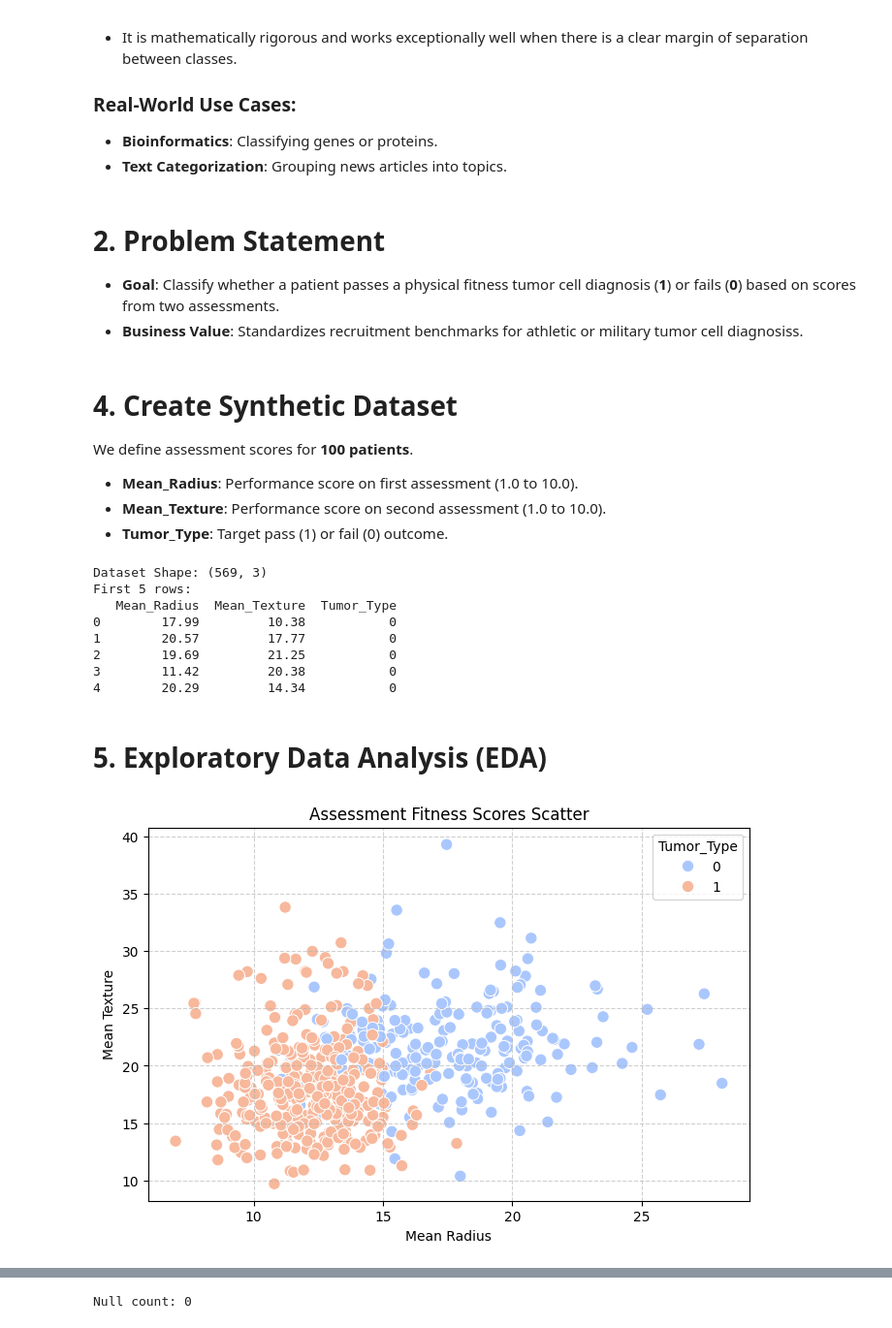
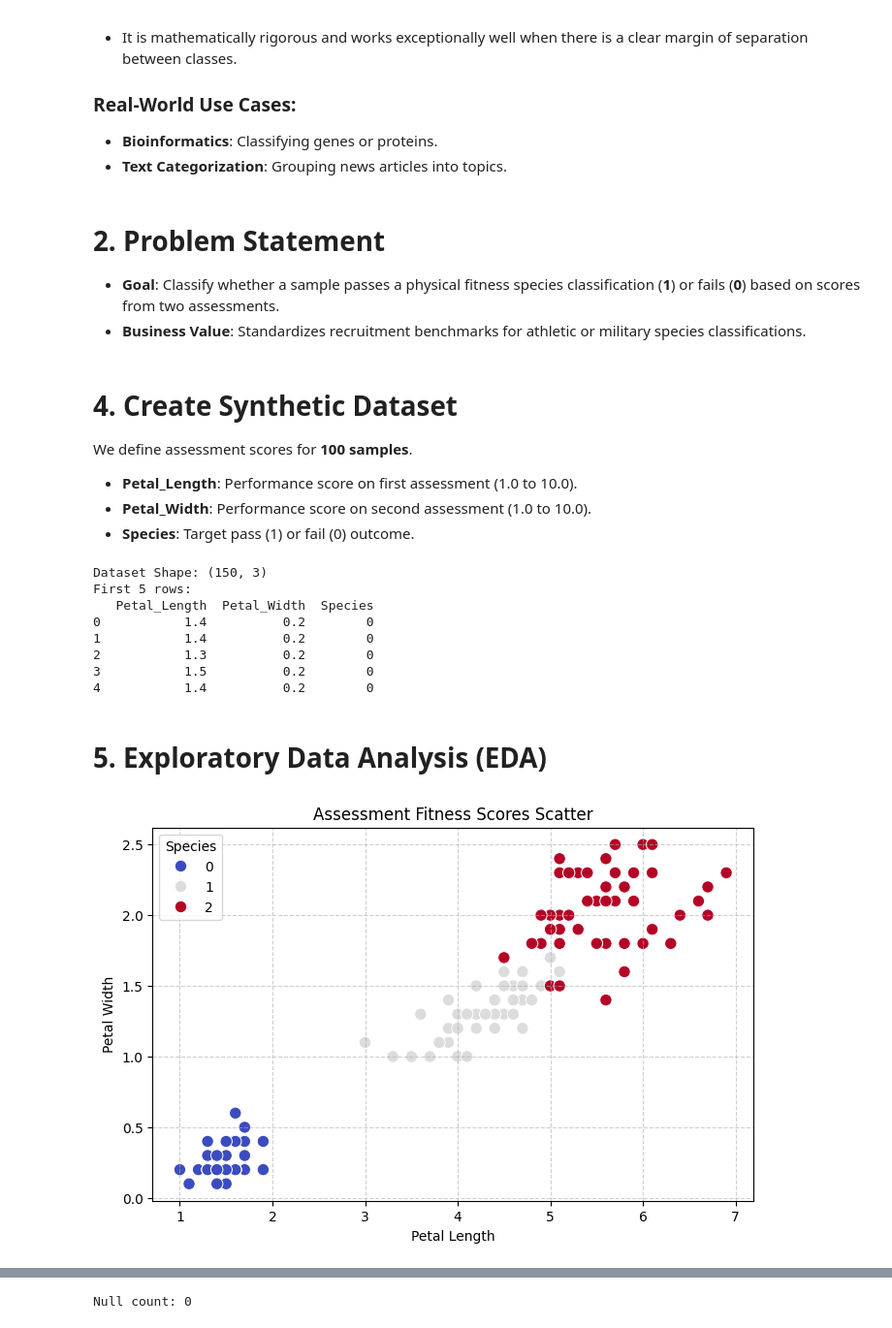
Before and after one commit to JayanGupta/Data_Science_Notes, a Jupyter notebook: models/SVM.ipynb, the cells around one changed output, grey strips where cells are left out. Shown at 97% size. Cells and saved outputs as stored; diff of their text form; code cells hidden in the pictures.

Commit message:
Refactor classification notebooks to multiclass Iris, delete Ridge & Lasso regression, and update README.md

```diff
--- a/models/SVM.ipynb
+++ b/models/SVM.ipynb
@@ -18,8 +18,8 @@ Welcome! In this notebook, we will explore **Support Vector Machines (SVM)**, a
 # %% [markdown]
 # 2. Problem Statement
 
-* **Goal**: Classify whether a patient passes a physical fitness tumor cell diagnosis (**1**) or fails (**0**) based on scores from two assessments.
-* **Business Value**: Standardizes recruitment benchmarks for athletic or military tumor cell diagnosiss.
+* **Goal**: Classify whether a sample passes a physical fitness species classification (**1**) or fails (**0**) based on scores from two assessments.
+* **Business Value**: Standardizes recruitment benchmarks for athletic or military species classifications.
 # %%
 # Import libraries
 import numpy as np
@@ -33,47 +33,47 @@ from sklearn import metrics
 # %% [markdown]
 # 4. Create Synthetic Dataset
 
-We define assessment scores for **100 patients**.
-* **Mean_Radius**: Performance score on first assessment (1.0 to 10.0).
-* **Mean_Texture**: Performance score on second assessment (1.0 to 10.0).
-* **Tumor_Type**: Target pass (1) or fail (0) outcome.
+We define assessment scores for **100 samples**.
+* **Petal_Length**: Performance score on first assessment (1.0 to 10.0).
+* **Petal_Width**: Performance score on second assessment (1.0 to 10.0).
+* **Species**: Target pass (1) or fail (0) outcome.
 # %%
-# Load scikit-learn breast cancer dataset
-from sklearn.datasets import load_breast_cancer
+# Load scikit-learn iris dataset
+from sklearn.datasets import load_iris
 import pandas as pd
-cancer = load_breast_cancer(as_frame=True)
-raw_df = cancer.frame
+iris = load_iris(as_frame=True)
+raw_df = iris.frame
 
 df = pd.DataFrame({
-    'Mean_Radius': raw_df['mean radius'],
-    'Mean_Texture': raw_df['mean texture'],
-    'Tumor_Type': raw_df['target'] # 0 = malignant, 1 = benign
+    'Petal_Length': raw_df['petal length (cm)'],
+    'Petal_Width': raw_df['petal width (cm)'],
+    'Species': raw_df['target']
 })
 
 print("Dataset Shape:", df.shape)
 print("First 5 rows:")
 print(df.head())
 # %% [output]
-Dataset Shape: (569, 3)
+Dataset Shape: (150, 3)
 First 5 rows:
-   Mean_Radius  Mean_Texture  Tumor_Type
-0        17.99         10.38           0
-1        20.57         17.77           0
-2        19.69         21.25           0
-3        11.42         20.38           0
-4        20.29         14.34           0
+   Petal_Length  Petal_Width  Species
+0           1.4          0.2        0
+1           1.4          0.2        0
+2           1.3          0.2        0
+3           1.5          0.2        0
+4           1.4          0.2        0
 # %% [markdown]
 # 5. Exploratory Data Analysis (EDA)
 # %%
-# Chart 1: Mean Radius vs Mean Texture colored by Pass/Fail
+# Chart 1: Petal Length vs Petal Width colored by Pass/Fail
 plt.figure(figsize=(8, 5))
-sns.scatterplot(x='Mean_Radius', y='Mean_Texture', hue='Tumor_Type', data=df, palette='coolwarm', s=80)
+sns.scatterplot(x='Petal_Length', y='Petal_Width', hue='Species', data=df, palette='coolwarm', s=80)
 plt.title('Assessment Fitness Scores Scatter')
-plt.xlabel('Mean Radius')
-plt.ylabel('Mean Texture')
+plt.xlabel('Petal Length')
+plt.ylabel('Petal Width')
 plt.grid(True, linestyle='--', alpha=0.6)
 plt.show()
 # %% [output]
-[figure, old version]
+[figure, new version]
 # %% [markdown]
 ### What Did We Observe?
```
Also changed, not shown: parts of 8 cells of this notebook, 11 other files.
